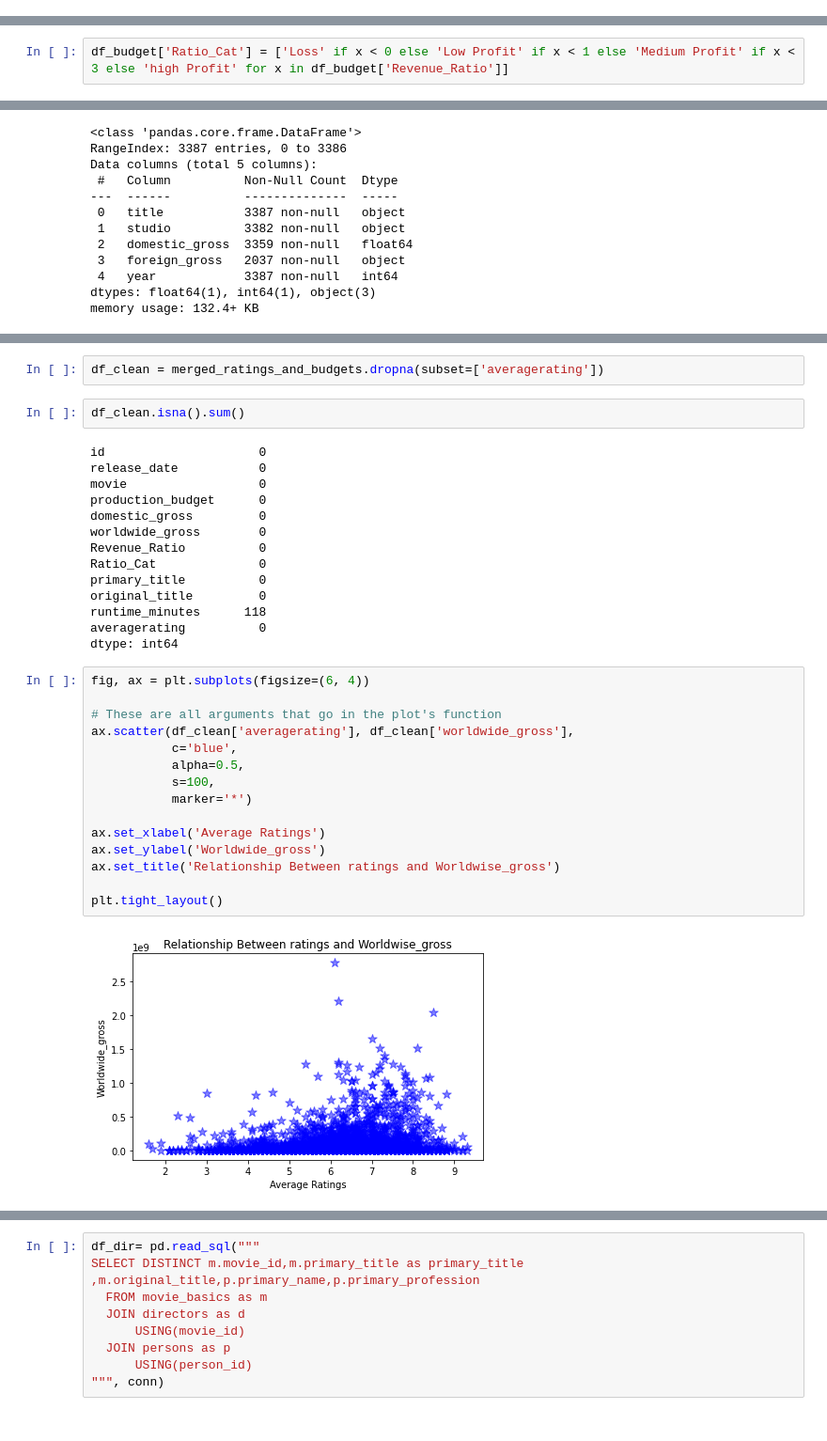
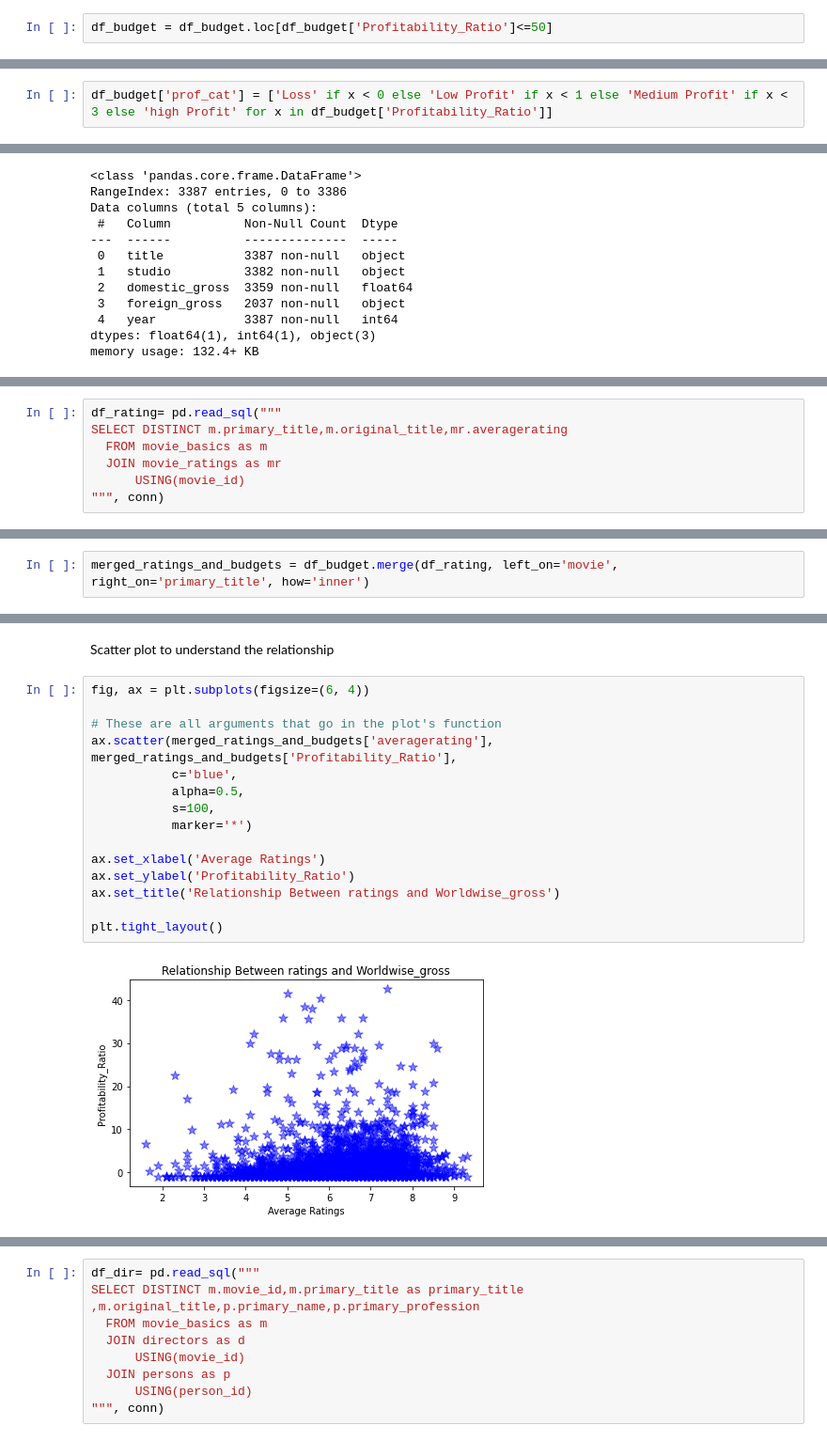
Before and after one commit to kmcneil901/Film-Type-Proposal-09.2023, a Jupyter notebook: student.ipynb, the cells around one changed output, grey strips where cells are left out. Shown at 94% size. Saved outputs shown, nothing was run; the diff lists cells and outputs as text.

```diff
--- a/student.ipynb
+++ b/student.ipynb
@@ -62,0 +81,2 @@ df_budget.describe()
+# %%
+df_budget = df_budget.loc[df_budget['Profitability_Ratio']<=50]
@@ -63,5 +85,5 @@ df_budget.describe()
 # %%
-df_budget['Ratio_Cat'] = ['Loss' if x < 0 else 'Low Profit' if x < 1 else 'Medium Profit' if x < 3 else 'high Profit' for x in df_budget['Revenue_Ratio']]
+df_budget['prof_cat'] = ['Loss' if x < 0 else 'Low Profit' if x < 1 else 'Medium Profit' if x < 3 else 'high Profit' for x in df_budget['Profitability_Ratio']]
 # %%
 df_budget.head()
 # %% [output]
@@ -342,0 +550,7 @@ merged_ratings_and_budgets = df_budget.merge(df_new, left_on='movie', right_on='
+# %%
+df_rating= pd.read_sql("""
+SELECT DISTINCT m.primary_title,m.original_title,mr.averagerating
+  FROM movie_basics as m
+  JOIN movie_ratings as mr
+      USING(movie_id)
+""", conn)
@@ -343,3 +568,5 @@ merged_ratings_and_budgets = df_budget.merge(df_new, left_on='movie', right_on='
+# %%
+merged_ratings_and_budgets = df_budget.merge(df_rating, left_on='movie', right_on='primary_title', how='inner')
 # %%
 merged_ratings_and_budgets.head()
 # %% [output]
@@ -390,35 +600,19 @@ dtype: int64
-# %%
-df_clean = merged_ratings_and_budgets.dropna(subset=['averagerating'])
-# %%
-df_clean.isna().sum()
-# %% [output]
-id                     0
-release_date           0
-movie                  0
-production_budget      0
-domestic_gross         0
-worldwide_gross        0
-Revenue_Ratio          0
-Ratio_Cat              0
-primary_title          0
-original_title         0
-runtime_minutes      118
-averagerating          0
-dtype: int64
+# %% [markdown]
+Scatter plot to understand the relationship
 # %%
 fig, ax = plt.subplots(figsize=(6, 4))
 
 # These are all arguments that go in the plot's function
-ax.scatter(df_clean['averagerating'], df_clean['worldwide_gross'],
+ax.scatter(merged_ratings_and_budgets['averagerating'], merged_ratings_and_budgets['Profitability_Ratio'],
            c='blue',
            alpha=0.5,
            s=100,
            marker='*')
 
 ax.set_xlabel('Average Ratings')
-ax.set_ylabel('Worldwide_gross')
+ax.set_ylabel('Profitability_Ratio')
 ax.set_title('Relationship Between ratings and Worldwise_gross')
 
 plt.tight_layout()
 # %% [output]
-[figure, old version]
+[figure, new version]
```
Also changed, not shown: parts of 184 cells of this notebook.
